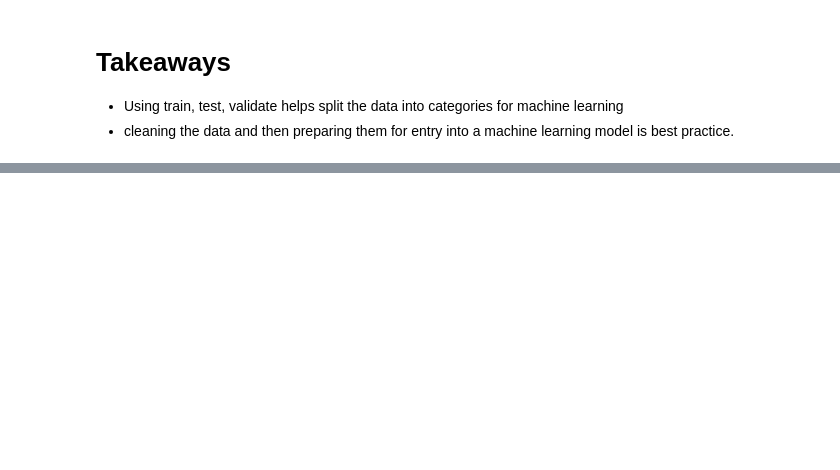
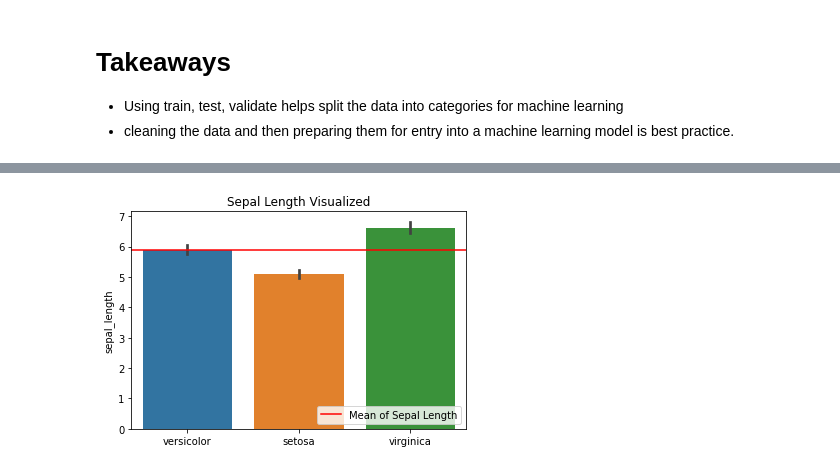
Before and after one commit to DeangeloBowen1/classification-exercises, a Jupyter notebook: classification_exercises.ipynb, the cells around one changed output, grey strips where cells are left out. Cells and saved outputs as stored; diff of their text form; code cells hidden in the pictures; blank space fills up the shorter version.

```diff
--- a/classification_exercises.ipynb
+++ b/classification_exercises.ipynb
@@ -566,0 +565,15 @@ memory usage: 185.5+ KB
+# %%
+# Sepal Length Visualized
+plt.title('Sepal Length Visualized')
+sns.barplot(x='species', y='sepal_length', data = train)
+
+# get mean
+sepal_mean = train.sepal_length.mean()
+
+#horizontal line on axis, axhline
+plt.axhline(sepal_mean, label='Mean of Sepal Length', color = 'red')
+plt.xlabel('')
+plt.legend(loc = 'lower right')
+plt.show()
+# %% [output]
+[figure, added]
```
Also changed, not shown: parts of 44 cells of this notebook, 1 other file.
